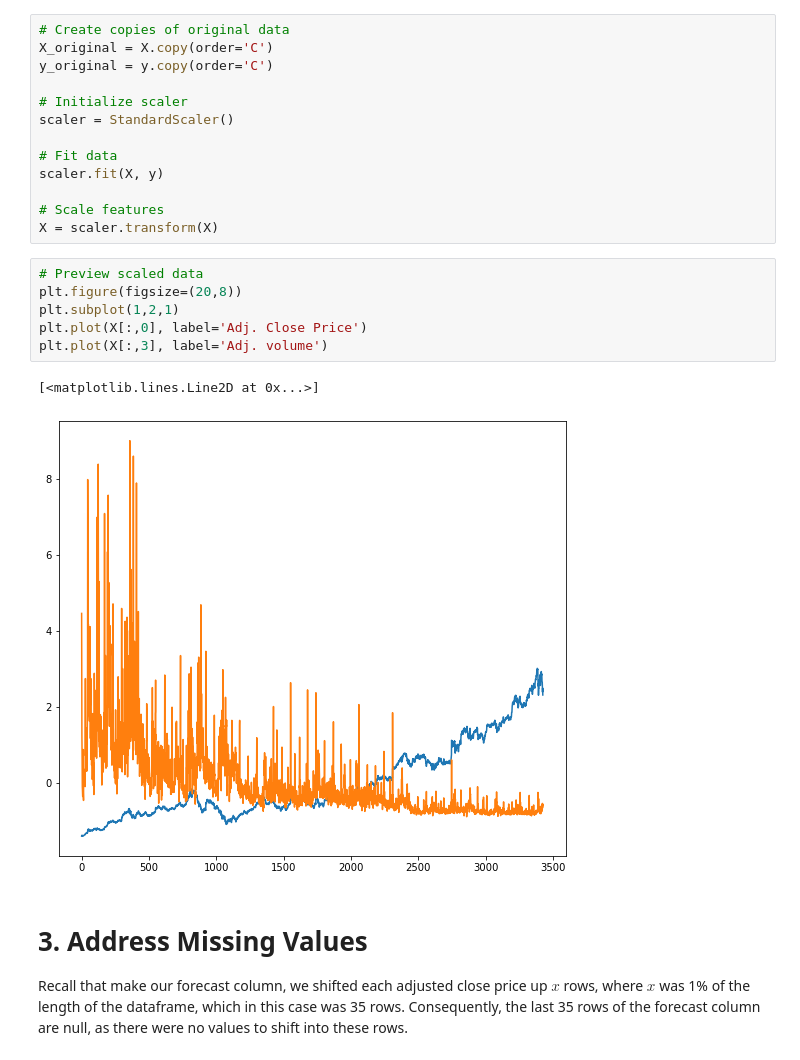
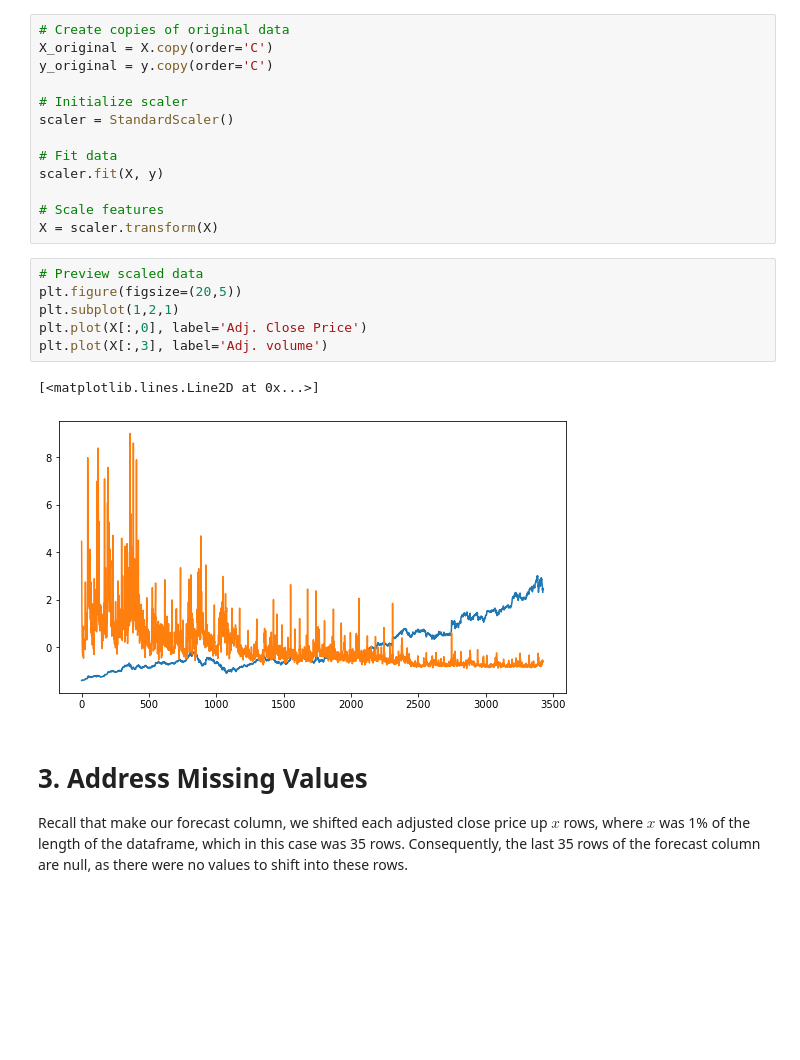
Before and after one commit to TylerTompa/LearnMachineLearning, a Jupyter notebook: Linear Regression/3. Training, Testing, and Predicting.ipynb, the cells around one changed output. Saved outputs shown, nothing was run; the diff lists cells and outputs as text; blank space fills up the shorter version.

```diff
--- a/Linear Regression/3. Training, Testing, and Predicting.ipynb
+++ b/Linear Regression/3. Training, Testing, and Predicting.ipynb
@@ -83,13 +83,13 @@ scaler.fit(X, y)
 X = scaler.transform(X)
 # %%
 # Preview scaled data
-plt.figure(figsize=(20,8))
+plt.figure(figsize=(20,5))
 plt.subplot(1,2,1)
 plt.plot(X[:,0], label='Adj. Close Price')
 plt.plot(X[:,3], label='Adj. volume')
 # %% [output]
 [<matplotlib.lines.Line2D at 0x...>]
-[figure, old version]
+[figure, new version]
 # %% [markdown]
 # 3. Address Missing Values
 
```
Also changed, not shown: parts of 38 cells of this notebook.
